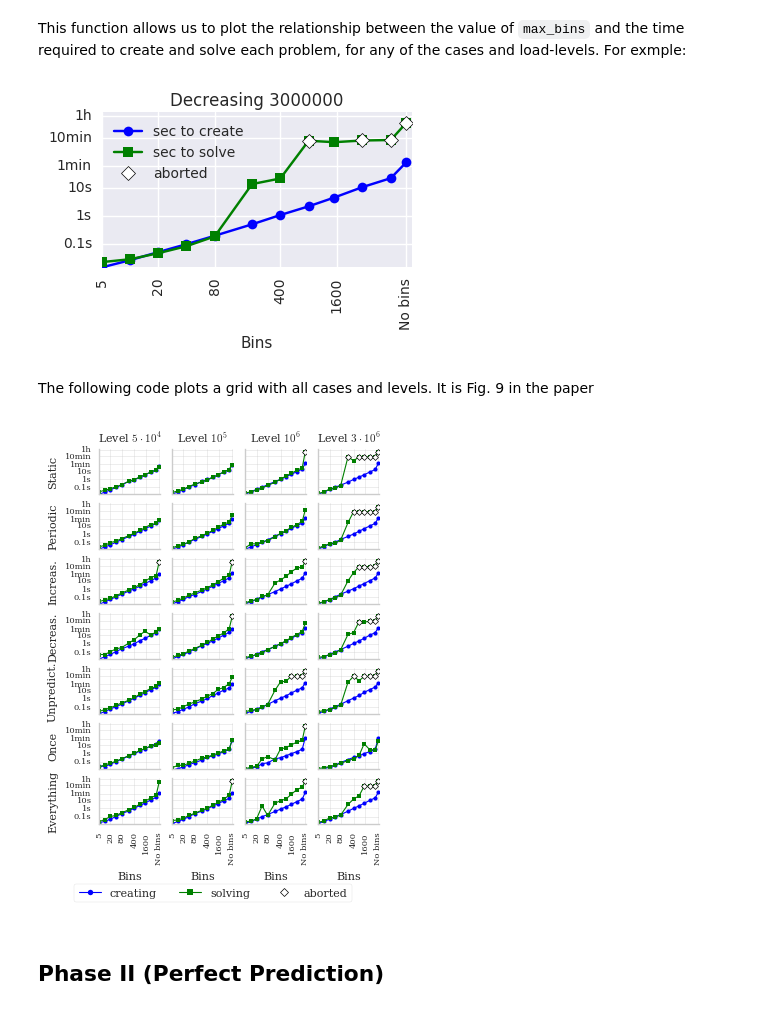
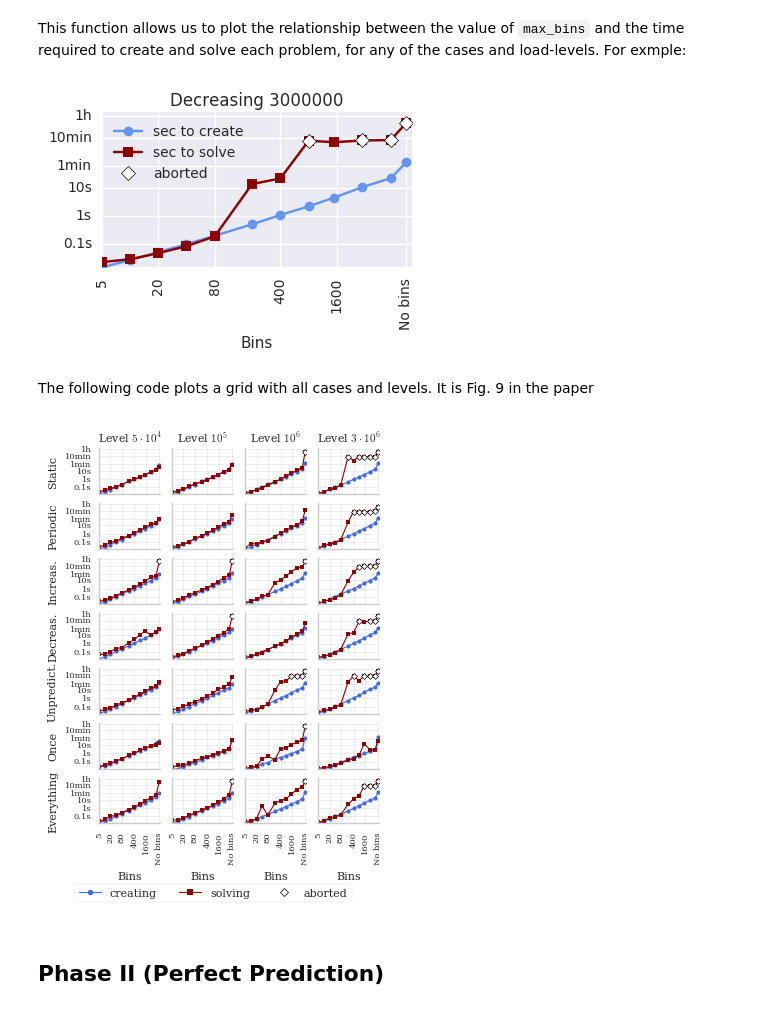
Before and after one commit to asi-uniovi/lloovia, a Jupyter notebook: notebooks/Graphing results (WIP).ipynb, the cells around one changed output. Cells and saved outputs as stored; diff of their text form; code cells hidden in the pictures.

```diff
--- a/notebooks/Graphing results (WIP).ipynb
+++ b/notebooks/Graphing results (WIP).ipynb
@@ -220,10 +220,10 @@ def time_plot(all_data, case, level,
         title=""
     labels = ["sec to create", "sec to solve"]
     ax = data.plot(x="max_bins", y="seconds_to_create",
-                   title=title, marker="o", #ls="--", dashes=(1,1),
+                   title=title, marker="o", color="RoyalBlue",
                    ax=ax, legend=legend)
     ax = data.plot(x="max_bins", y="seconds_to_solve",
-                  marker="s", ls="solid",
+                  marker="s", ls="solid", color="DarkRed",
                   ax=ax, legend=legend)
 
     if plot_phase_II:
@@ -268,7 +268,7 @@ with matplotlib.style.context(notebook_style):
     time_plot(df, "Decreasing", 3000000, plot_phase_II=False)
     plt.gcf().set_size_inches((4,2))
 # %% [output]
-[figure, old version]
+[figure, new version]
 # %% [markdown]
 The following code plots a grid with all cases and levels. It is Fig. 9 in the paper
 # %%
@@ -290,34 +290,36 @@ with matplotlib.style.context(paper_style):
             a = time_plot(df, case, level,
                           ax=axarr[i,j], legend=False, title=False,
                           plot_phase_II=False)
 
     # Set the size of the figure for the paper
     f.set_size_inches(3.5,5)
 
     # Create titles for rows and columns. Some case names are abridged
     # to fit in the small space
     for ax, casetitle in zip(axarr[:,0],
             ["Static", "Periodic", "Increas.", "Decreas.",
              "Unpredict.", "Once", "Everything"]):
         ax.set_ylabel(casetitle, rotation=90)
 
     # For the column titles we use scientific notation to save space
     for ax, level in zip(axarr[0,:], ["5\cdot10^4",
                                       "10^5",
                                       "10^6",
                                       "3\cdot10^6" ]):
         ax.set_title("Level ${}$".format(level))
 
     # Create a custom legend
     patches, labels = axarr[-1,-1].get_legend_handles_labels()
     f.legend(patches, labels=["creating", "solving", "aborted"],
              bbox_to_anchor=(0.5, 0.05), loc="center",
              markerscale=1.3,
              ncol=3, shadow=False, fancybox=True, framealpha=0.8,
              frameon=True)
     f.subplots_adjust(bottom=0.2, left=0.15,right=0.95, top=0.95)
+    f.savefig("../reports/figures/fig-009-binning-analysis-time.pgf",
+          bbox_inches = matplotlib.transforms.Bbox([[-0.05,0.05], [3.5, 5.1]]))
 # %% [output]
-[figure, old version]
+[figure, new version]
 # %% [markdown]
 ## Phase II (Perfect Prediction)
 # %% [markdown]
```
Also changed, not shown: parts of 56 cells of this notebook, 19 other files.
